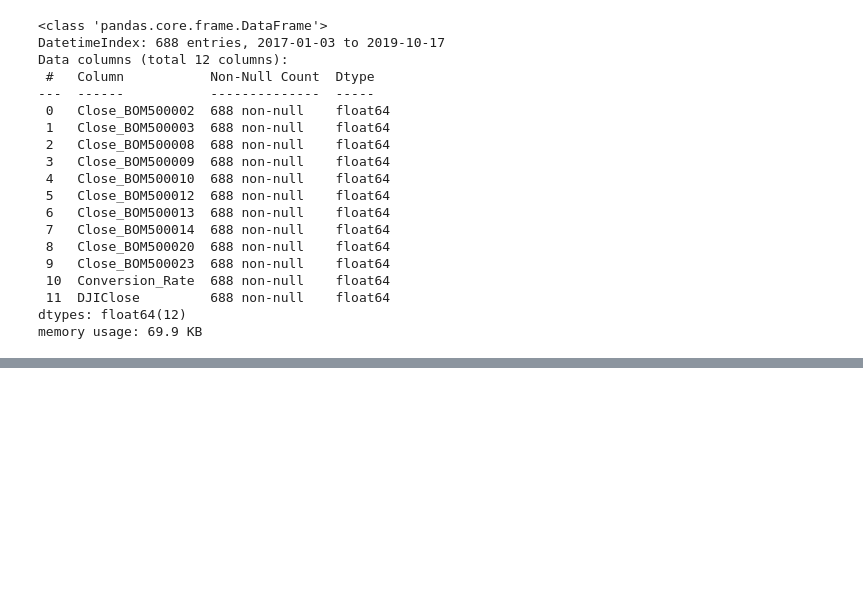
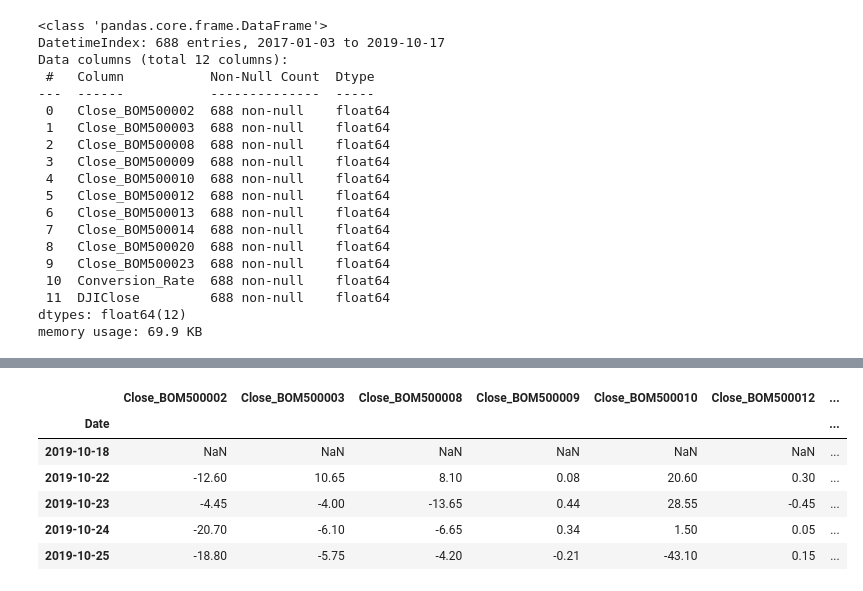
Before and after one commit to santoshgurujula/ML_TF, a Jupyter notebook: TimeSeriesModel_V1.ipynb, the cells around one changed output, grey strips where cells are left out. Drawn from its saved outputs; the diff is of its cells as text; code cells hidden in the pictures; blank space fills up the shorter version.

```diff
--- a/TimeSeriesModel_V1.ipynb
+++ b/TimeSeriesModel_V1.ipynb
@@ -640,0 +663,12 @@ memory usage: 69.9 KB
+# %%
+#Remove trend in test data as well using diff()
+multi_test_data_diff=multi_test_data.diff()
+multi_test_data_diff.head()
+# %% [output]
+|  | Close_BOM500002 | Close_BOM500003 | Close_BOM500008 | Close_BOM500009 | Close_BOM500010 | Close_BOM500012 | ... |
+| Date |  |  |  |  |  |  | ... |
+| 2019-10-18 | NaN | NaN | NaN | NaN | NaN | NaN | ... |
+| 2019-10-22 | -12.60 | 10.65 | 8.10 | 0.08 | 20.60 | 0.30 | ... |
+| 2019-10-23 | -4.45 | -4.00 | -13.65 | 0.44 | 28.55 | -0.45 | ... |
+| 2019-10-24 | -20.70 | -6.10 | -6.65 | 0.34 | 1.50 | 0.05 | ... |
+| 2019-10-25 | -18.80 | -5.75 | -4.20 | -0.21 | -43.10 | 0.15 | ... |
```
Also changed, not shown: parts of 24 cells of this notebook.
